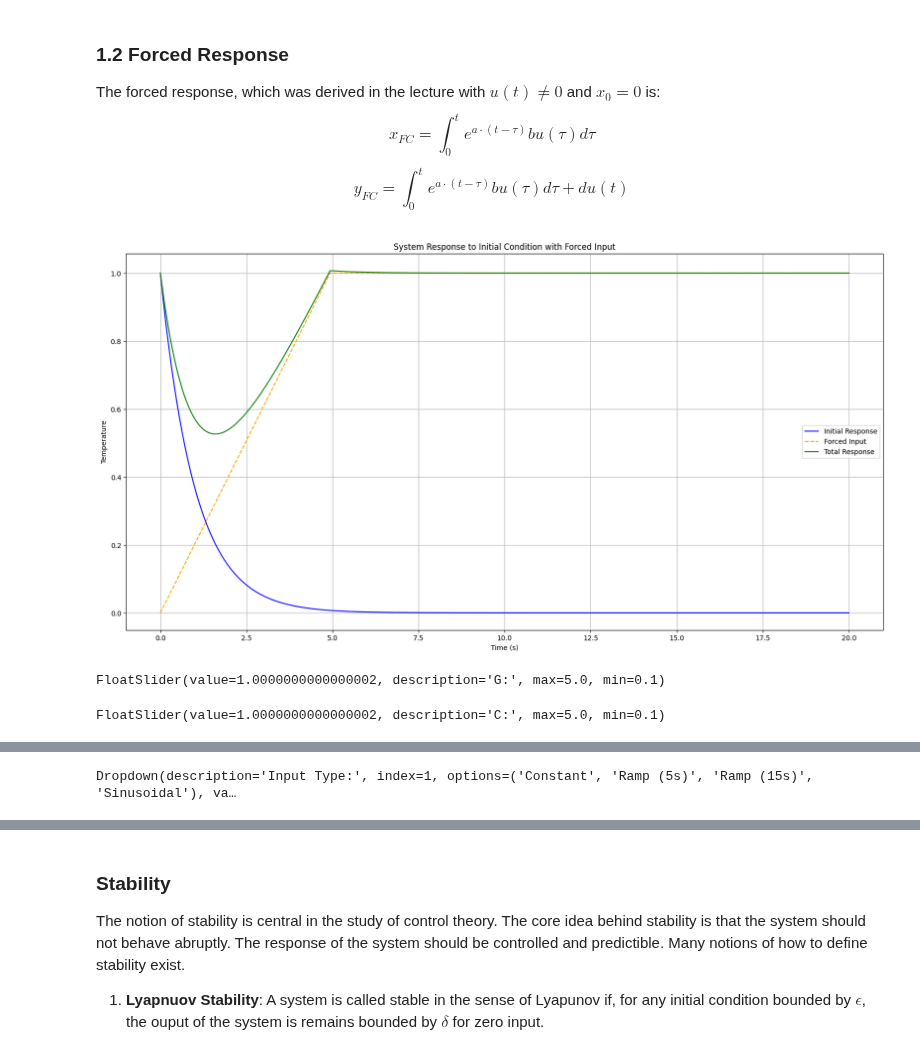
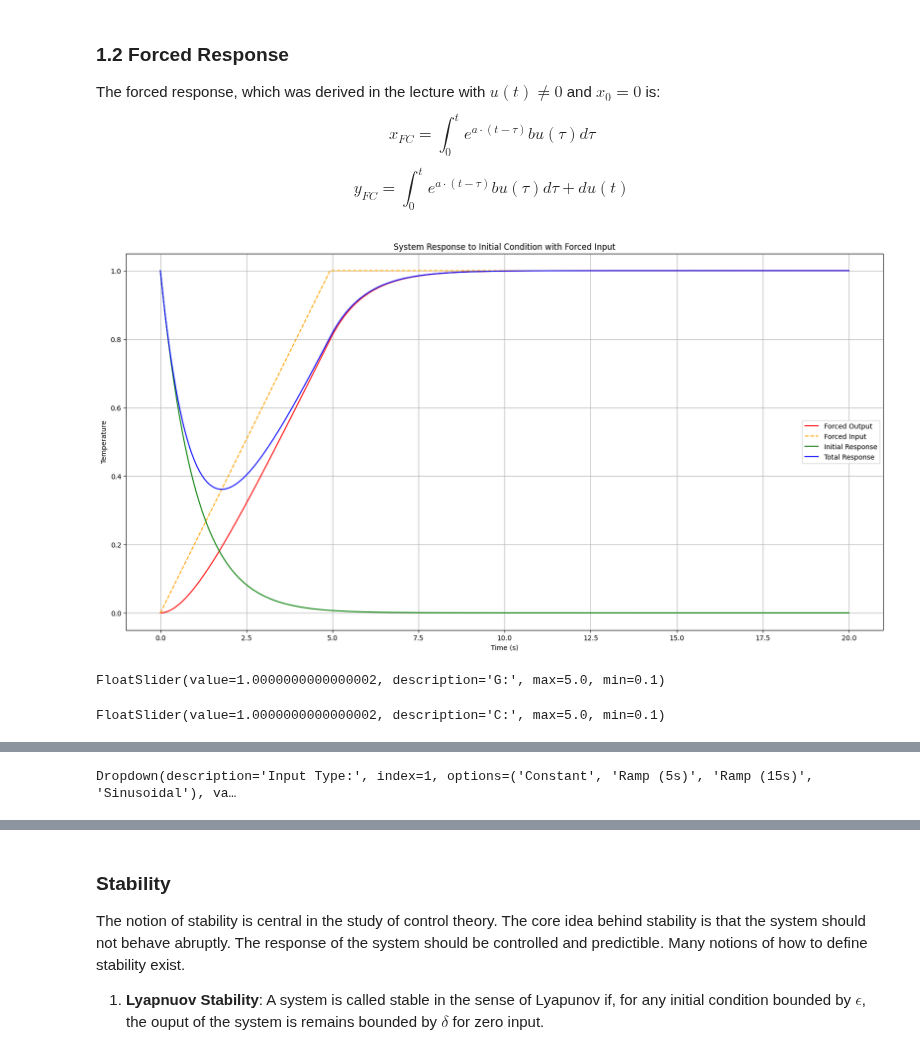
Before and after one commit to idsc-frazzoli/CS1-Notebooks, a Jupyter notebook: NB03/NB03.ipynb, the cells around one changed output, grey strips where cells are left out. Saved outputs shown, nothing was run; the diff lists cells and outputs as text; code cells hidden in the pictures.

```diff
--- a/NB03/NB03.ipynb
+++ b/NB03/NB03.ipynb
@@ -211,70 +211,112 @@ The forced response, which was derived in the lecture with $u(t) \neq 0$ and $x_
 $$ x_{FC}=\int_{0}^{t}e^{a\cdot (t-\tau )}bu(\tau )d\tau $$
 $$  y_{FC}=\int_{0}^{t}e^{a\cdot (t-\tau )}bu(\tau )d\tau + du(t)$$
 # %%
+import numpy as np
+import matplotlib.pyplot as plt
+import control as ctl
+from IPython.display import clear_output
+import ipywidgets as widgets
+
 # Function to update the plot
-def update_plot_fc(t_0, input_type, show_total_response):
+def update_plot_fc(t_0, input_type, show_initial_response, show_total_response):
     clear_output(wait=True)
     system = create_system(G_slider.value, C_slider.value)
 
     plt.figure(figsize=(20, 10))
 
     # Simulate the response to the current initial condition
-    t, y = ct.initial_response(system, T=time, X0=[t_0])
+    t, initial_response = ct.initial_response(system, T=time, X0=[t_0])
 
     # Generate the forced input
-    forced_response = generate_input(input_type, time)
+    input_fc = generate_input(input_type, time)
+
+    # Use control's forced_response to get output for the input signal
+    t, forced_response = ct.forced_response(system, T=time, U=input_fc)
 
     # Total response
-    total_response = y + forced_response
+    total_response = initial_response + forced_response
 
-    # Plot the responses
-    plt.plot(t, y, label='Initial Response', color='blue')
-    plt.plot(t, forced_response, label='Forced Input', color='orange', linestyle='--')
+    # Plot the forced input response
+    plt.plot(t, forced_response, label='Forced Output', color='red')
+    plt.plot(t, input_fc, label='Forced Input', color='orange', linestyle='--')
+    # Plot initial response only if the toggle is on
+    if show_initial_response:
+        plt.plot(t, initial_response, label='Initial Response', color='green')
 
     # Plot total response only if the toggle is on
     if show_total_response:
-        plt.plot(t, total_response, label='Total Response', color='green')
+        plt.plot(t, total_response, label='Total Response', color='blue')
 
     plt.title('System Response to Initial Condition with Forced Input')
     plt.xlabel('Time (s)')
     plt.ylabel('Temperature')
     plt.grid()
     plt.legend()
     plt.show()
 
     # Display sliders and dropdown again
-    display(G_slider, C_slider, t_0_slider, forced_input_slider, input_type_dropdown, show_total_response_button)
+    display(G_slider, C_slider, t_0_slider, forced_input_slider,
+            input_type_dropdown, show_initial_response_button,
+            show_total_response_button)
 
 
+# Create sliders for G, C, t_0, and a dropdown for input type
 G_slider = widgets.FloatSlider(value=1.0, min=0.1, max=5.0, step=0.1, description='G:')
 C_slider = widgets.FloatSlider(value=1.0, min=0.1, max=5.0, step=0.1, description='C:')
-t_0_slider = widgets.FloatSlider(value=1.0, min=-15.0, max=40.0, step=0.5, description='T0:')
-forced_input_slider = widgets.FloatSlider(value=1.0, min=0.0, max=20.0, step=0.1, description='Input:')
+t_0_slider = widgets.FloatSlider(value=1.0, min=-15.0, max=40.0, step=0.1, description='T0:')
+forced_input_slider = widgets.FloatSlider(value=1.0, min=0, max=30.0, step=0.5, description='Input:')
 input_type_dropdown = widgets.Dropdown(
     options=['Constant', 'Ramp (5s)', 'Ramp (15s)', 'Sinusoidal'],
     value='Ramp (5s)',
     description='Input Type:'
 )
 
-# Create a toggle button for showing the total response
-show_total_response_button = widgets.ToggleButton(
-    value=True,
-    description='Show Total Response',
-    button_style='',  # 'success', 'info', 'warning', 'danger' or ''
+# Create toggle buttons for showing the initial response and total response
+show_initial_response_button = widgets.ToggleButton(
+    value=False,
+    description='Show Initial Response',
+    button_style='',
 )
 
-# Observers for the sliders, dropdown, and toggle button
-G_slider.observe(lambda change: update_plot_fc(t_0_slider.value, input_type_dropdown.value, show_total_response_button.value), names='value')
-C_slider.observe(lambda change: update_plot_fc(t_0_slider.value, input_type_dropdown.value, show_total_response_button.value), names='value')
-t_0_slider.observe(lambda change: update_plot_fc(change['new'], input_type_dropdown.value, show_total_response_button.value), names='value')
-forced_input_slider.observe(lambda change: update_plot_fc(t_0_slider.value, input_type_dropdown.value, show_total_response_button.value), names='value')
-input_type_dropdown.observe(lambda change: update_plot_fc(t_0_slider.value, change['new'], show_total_response_button.value), names='value')
-show_total_response_button.observe(lambda change: update_plot_fc(t_0_slider.value, input_type_dropdown.value, change['new']), names='value')
+show_total_response_button = widgets.ToggleButton(
+    value=False,
+    description='Show Total Response',
+    button_style='',
+)
+
+# Observers for the sliders, dropdown, and toggle buttons
+G_slider.observe(lambda change: update_plot_fc(t_0_slider.value, input_type_dropdown.value,
+                                                show_initial_response_button.value,
+                                                show_total_response_button.value), names='value')
+C_slider.observe(lambda change: update_plot_fc(t_0_slider.value, input_type_dropdown.value,
+                                                show_initial_response_button.value,
+                                                show_total_response_button.value), names='value')
+t_0_slider.observe(lambda change: update_plot_fc(change['new'], input_type_dropdown.value,
+                                                   show_initial_response_button.value,
+                                                   show_total_response_button.value), names='value')
+forced_input_slider.observe(lambda change: update_plot_fc(t_0_slider.value, input_type_dropdown.value,
+                                                           show_initial_response_button.value,
+                                                           show_total_response_button.value), names='value')
+input_type_dropdown.observe(lambda change: update_plot_fc(t_0_slider.value, change['new'],
+                                                           show_initial_response_button.value,
+                                                           show_total_response_button.value), names='value')
+show_initial_response_button.observe(lambda change: update_plot_fc(t_0_slider.value,
+                                                                  input_type_dropdown.value,
+                                                                  change['new'],
+                                                                  show_total_response_button.value), names='value')
+show_total_response_button.observe(lambda change: update_plot_fc(t_0_slider.value,
+                                                                 input_type_dropdown.value,
+                                                                 show_initial_response_button.value,
+                                                                 change['new']), names='value')
 
 # Display sliders and initial plot
-display(G_slider, C_slider, t_0_slider, forced_input_slider, input_type_dropdown, show_total_response_button)
-update_plot_fc(t_0_slider.value, input_type_dropdown.value, show_total_response_button.value)
+display(G_slider, C_slider, t_0_slider, forced_input_slider,
+        input_type_dropdown, show_initial_response_button,
+        show_total_response_button)
+update_plot_fc(t_0_slider.value, input_type_dropdown.value,
+                show_initial_response_button.value,
+                show_total_response_button.value)
 # %% [output]
-[figure, old version]
+[figure, new version]
 FloatSlider(value=1.0000000000000002, description='G:', max=5.0, min=0.1)
 FloatSlider(value=1.0000000000000002, description='C:', max=5.0, min=0.1)
```
Also changed, not shown: parts of 1 cell of this notebook.
